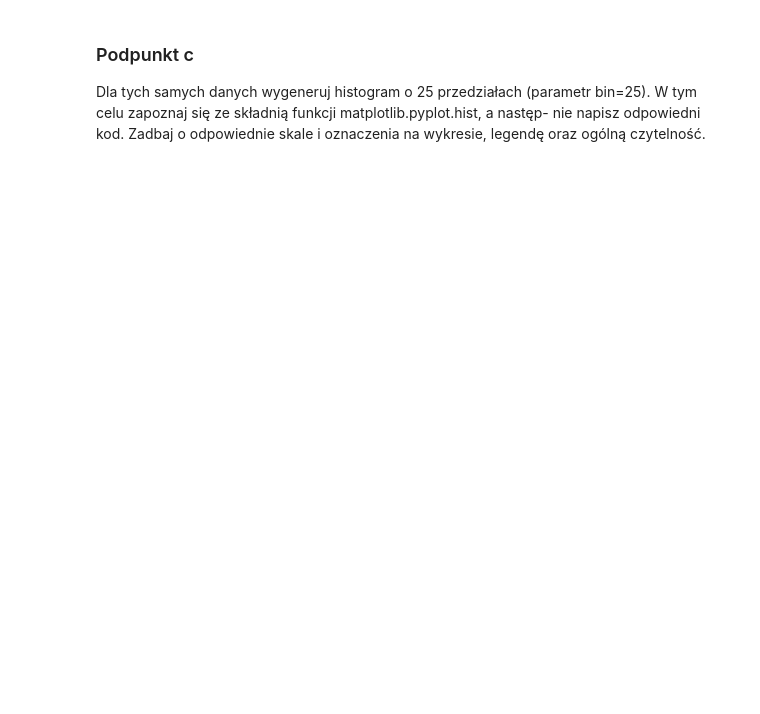
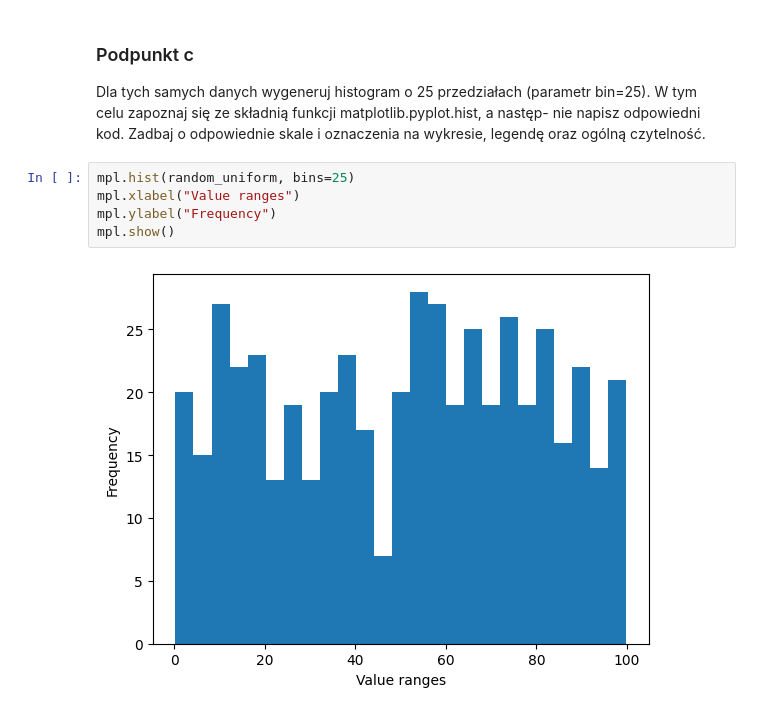
Before and after one commit to yovvanka/python-exercises, a Jupyter notebook: List_1_exercise_1.ipynb, the cells around one changed output. Cells and saved outputs as stored; diff of their text form; blank space fills up the shorter version.

```diff
--- a/List_1_exercise_1.ipynb
+++ b/List_1_exercise_1.ipynb
@@ -43,3 +45,10 @@ mpl.scatter(range(0, len(random_uniform)), random_uniform)
 # %% [markdown]
 ### Podpunkt c
 Dla tych samych danych wygeneruj histogram o 25 przedziałach (parametr bin=25). W tym celu zapoznaj się ze składnią funkcji matplotlib.pyplot.hist, a następ- nie napisz odpowiedni kod. Zadbaj o odpowiednie skale i oznaczenia na wykresie, legendę oraz ogólną czytelność.
+# %%
+mpl.hist(random_uniform, bins=25)
+mpl.xlabel("Value ranges")
+mpl.ylabel("Frequency")
+mpl.show()
+# %% [output]
+[figure, added]
```
Also changed, not shown: parts of 2 cells of this notebook, 1 other file.
